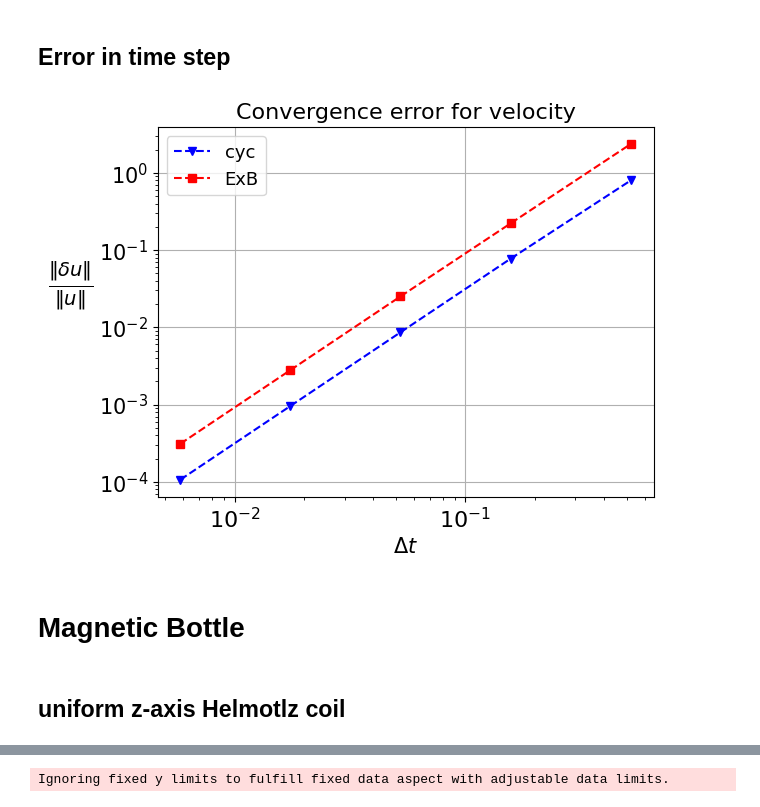
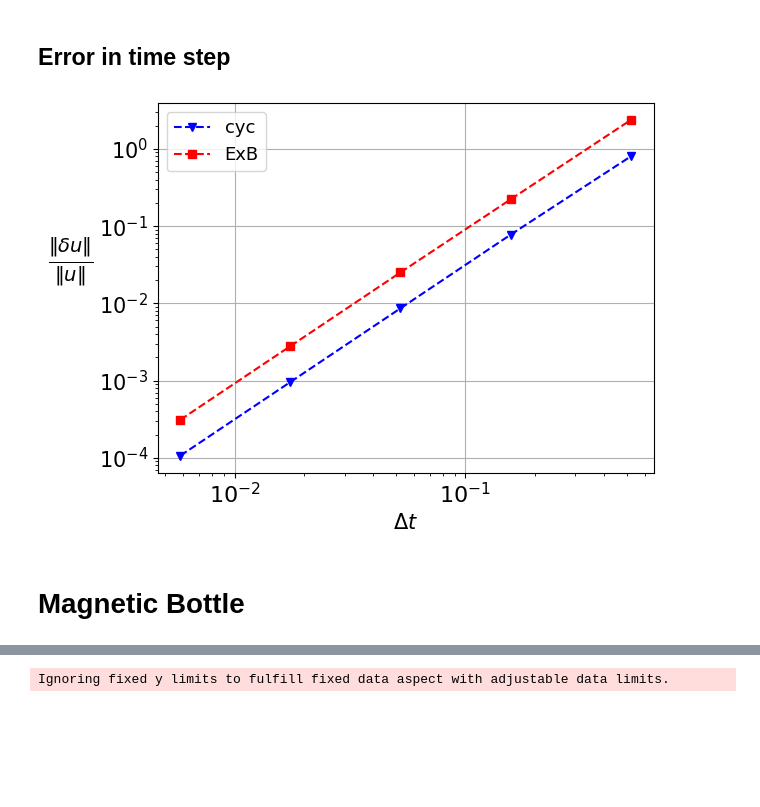
Before and after one commit to Sworzzy/PIC-PPF, a Jupyter notebook: main.ipynb, the cells around one changed output, grey strips where cells are left out. Cells and saved outputs as stored; diff of their text form; code cells hidden in the pictures; blank space fills up the shorter version.

```diff
--- a/main.ipynb
+++ b/main.ipynb
@@ -196,6 +206,15 @@ plot_compare(x_ExB_num, v_ExB_num, x_ExB_an, v_ExB_an, step=8, show_arrows=True,
 # Errors
 # %% [markdown]
 ## Error in time
+# %%
+plt.rcParams.update({
+    "font.size": 14,
+    "axes.titlesize": 16,
+    "axes.labelsize": 15,
+    "xtick.labelsize": 16,
+    "ytick.labelsize": 15,
+    "legend.fontsize": 13
+})
 # %%
 q = -1.0
 m = 1.0
@@ -300,17 +319,16 @@ for dt in Dt :
 # %%
 plt.figure()
 plt.grid()
 plt.xlabel(r"$\Delta t$")
 plt.ylabel(r"$\frac{\|\delta u\|}{\|u\|}$", rotation=0, fontsize=20, labelpad=20)
-plt.title("Convergence error for velocity")
 plt.loglog(Dt, err_v_cyc_dt, 'v--', color='b', label='cyc')
 plt.loglog(Dt, err_v_ExB_dt, 's--', color='r', label='ExB')
+# plt.gca().yaxis.set_label_position("right")
+# plt.gca().yaxis.tick_right()
 plt.legend()
 plt.savefig("./img/conv_err_v.pdf", format="pdf", bbox_inches='tight')
 plt.show()
 # %% [output]
-[figure, old version]
+[figure, new version]
 # %% [markdown]
 # Magnetic Bottle
-# %% [markdown]
-## uniform z-axis Helmotlz coil
```
Also changed, not shown: parts of 17 cells of this notebook.
